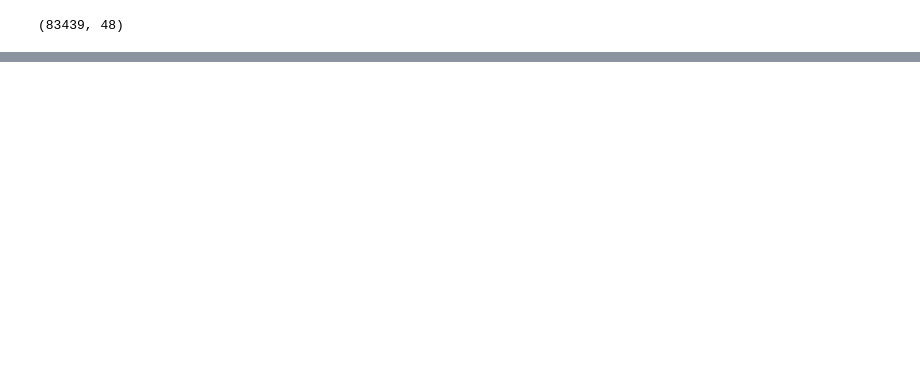
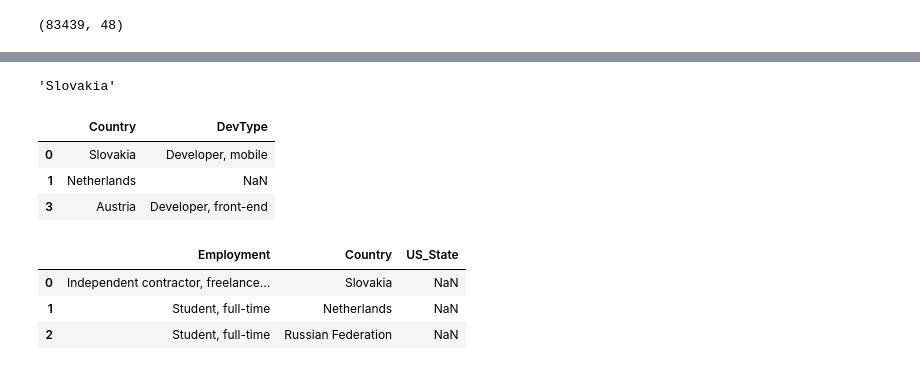
Before and after one commit to AdnanSalazzar/python-panda, a Jupyter notebook: Pandas Demo.ipynb, the cells around one changed output, grey strips where cells are left out. Cells and saved outputs as stored; diff of their text form; code cells hidden in the pictures; blank space fills up the shorter version.

```diff
--- a/Pandas Demo.ipynb
+++ b/Pandas Demo.ipynb
@@ -43,0 +98,11 @@ df
+# %%
+df.loc[0 , 'Country' ] #one person resposne with counrt answer
+# %% [output]
+'Slovakia'
+# %%
+df.loc[[0,1,3] , ['Country' , 'DevType' ] ]
+# %% [output]
+|  | Country | DevType |
+| 0 | Slovakia | Developer, mobile |
+| 1 | Netherlands | NaN |
+| 3 | Austria | Developer, front-end |
@@ -43,0 +111,7 @@ df
+# %%
+df.loc[0:2, 'Employment':'US_State']
+# %% [output]
+|  | Employment | Country | US_State |
+| 0 | Independent contractor, freelance... | Slovakia | NaN |
+| 1 | Student, full-time | Netherlands | NaN |
+| 2 | Student, full-time | Russian Federation | NaN |
```
Also changed, not shown: parts of 12 cells of this notebook, 1 other file.
